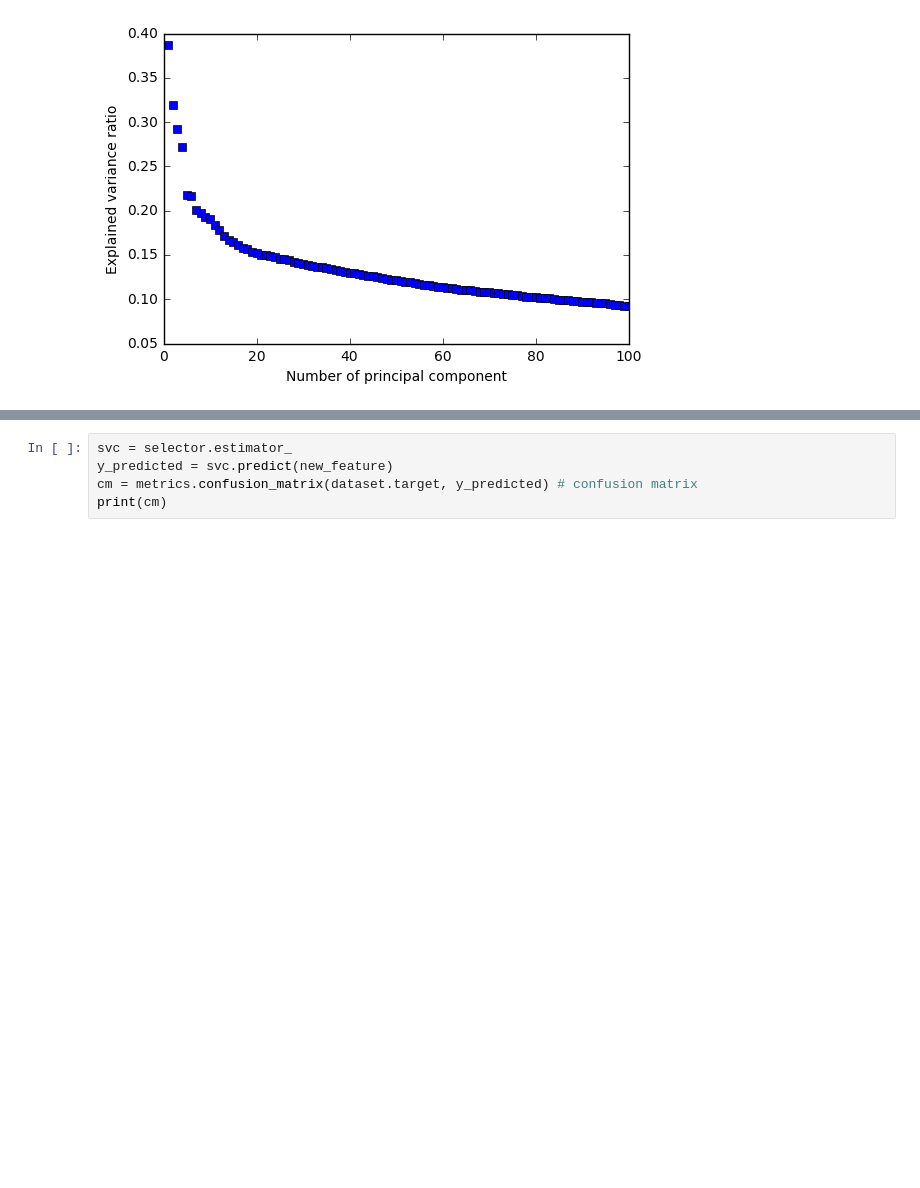
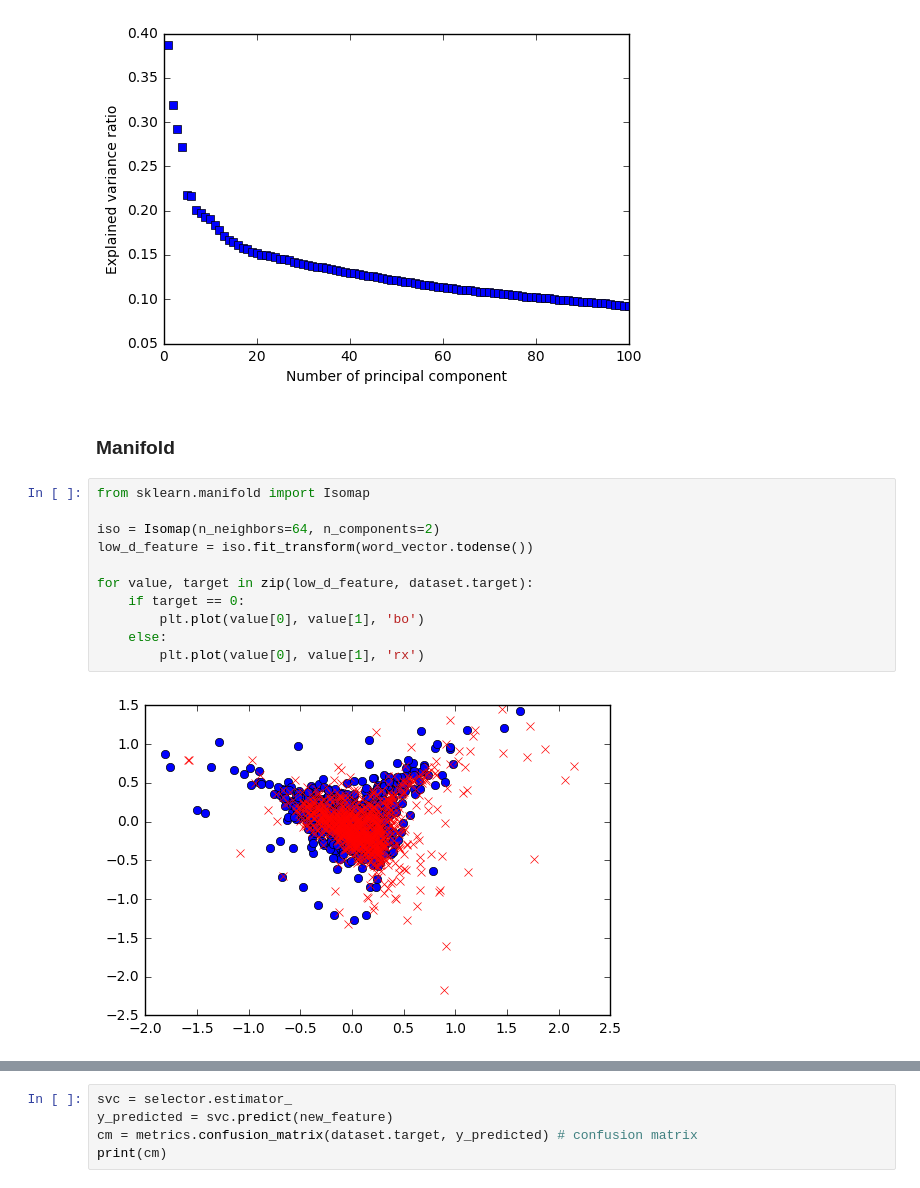
Before and after one commit to GuanxiongLiu/DS501, a Jupyter notebook: CaseStudy3/CaseStudy3.ipynb, the cells around one changed output, grey strips where cells are left out. Drawn from its saved outputs; the diff is of its cells as text; blank space fills up the shorter version.

Commit message:
update final visual

```diff
--- a/CaseStudy3/CaseStudy3.ipynb
+++ b/CaseStudy3/CaseStudy3.ipynb
@@ -587,3 +589,18 @@ plt.ylabel('Explained variance ratio')
 # %% [output]
 <matplotlib.text.Text at 0x...>
 [figure]
+# %% [markdown]
+### Manifold
+# %%
+from sklearn.manifold import Isomap
+
+iso = Isomap(n_neighbors=64, n_components=2)
+low_d_feature = iso.fit_transform(word_vector.todense())
+
+for value, target in zip(low_d_feature, dataset.target):
+    if target == 0:
+        plt.plot(value[0], value[1], 'bo')
+    else:
+        plt.plot(value[0], value[1], 'rx')
+# %% [output]
+[figure, added]
```
Also changed, not shown: parts of 15 cells of this notebook, 4 other files.
